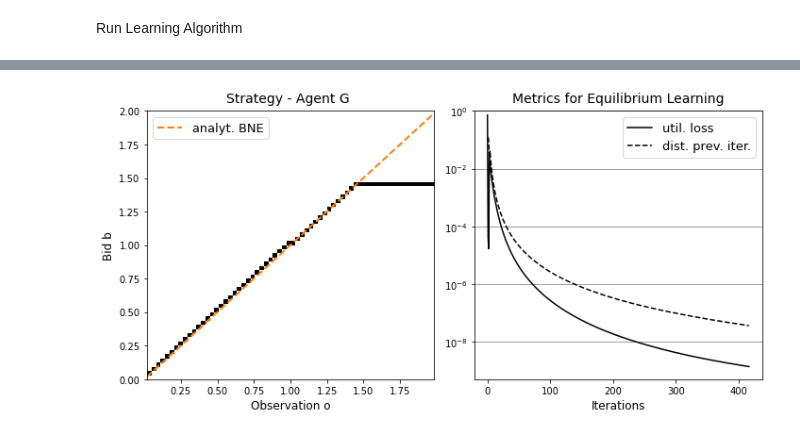
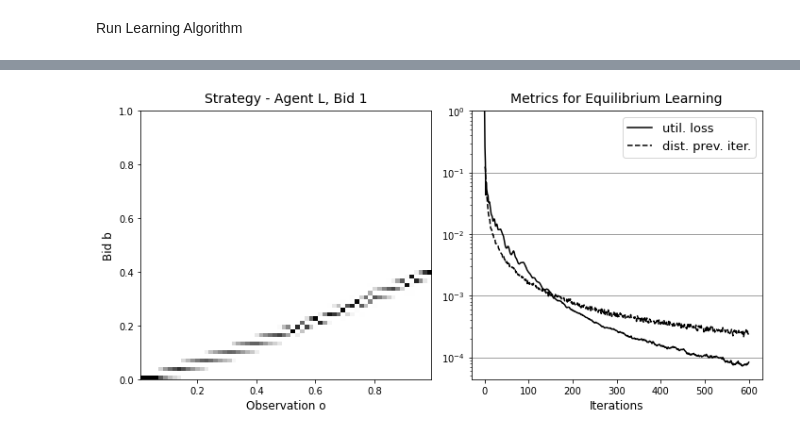
Before and after one commit to MOberlechner/soda, a Jupyter notebook: notebooks/examples/llg_auction.ipynb, the cells around one changed output, grey strips where cells are left out. Drawn from its saved outputs; the diff is of its cells as text; code cells hidden in the pictures.

```diff
--- a/notebooks/examples/llg_auction.ipynb
+++ b/notebooks/examples/llg_auction.ipynb
@@ -44,24 +38,24 @@ Specify Learning Algorithm
 # parameter learner
 max_iter = int(1e3)
 tol = 1e-4
-stop_criterion = 'dist_euclidean'
-regularizer = 'entropic'
-steprule_bool = True
-eta = 1
-beta = 0.9
+stop_criterion = 'util_loss'
+param_learner = {
+    'regularizer': 'entropic',
+    'mirror_map': 'euclidean',
+    'steprule_bool': False,
+    'eta': 25,
+    'beta': 0.05,
+    'method': 'standard',
+    }
 
-#learner = SODA(max_iter, tol, stop_criterion, regularizer, steprule_bool, eta, beta)
-#learner = SOMA(max_iter, tol, stop_criterion, regularizer, steprule_bool, eta, beta)
-learner = FrankWolfe(max_iter, tol, stop_criterion, 'standard', False, eta, beta)
+config.create_config_learner("frank_wolfe", max_iter, tol, stop_criterion, param_learner)
+learner = config.create_learner()
 # %% [markdown]
 Run Learning Algorithm
 # %%
 #create and initialize strategies
-strategies = {}
-for i in game.set_bidder:
-    strategies[i] = Strategy(i, game)
-    strategies[i].initialize('random')
+strategies = config.create_strategies(game, "random")
 
-# run soda
-learner.run(mechanism, game, strategies, disable_tqdm_bool=False, print_result_bool=True, save_history_bool=False)
+# run learn algorithm
+learner.run(game, strategies, disable_tqdm_bool=False, print_result_bool=True, save_history_bool=True)
 # %% [output]
@@ -77,7 +64,5 @@ strategies[agent].plot(metrics=True, beta=bne)
-# %%
-agent = 'G'
-x = strategies[agent].o_discr
-bne = mechanism.get_bne(agent, x)
-strategies[agent].plot(metrics=True, beta=bne)
-# %% [output]
-[figure, removed]
+# %%
+s = strategies['L']
+s.plot(grad=False, metrics=True,)
+# %% [output]
+[figure, added]
```
Also changed, not shown: parts of 11 cells of this notebook.
